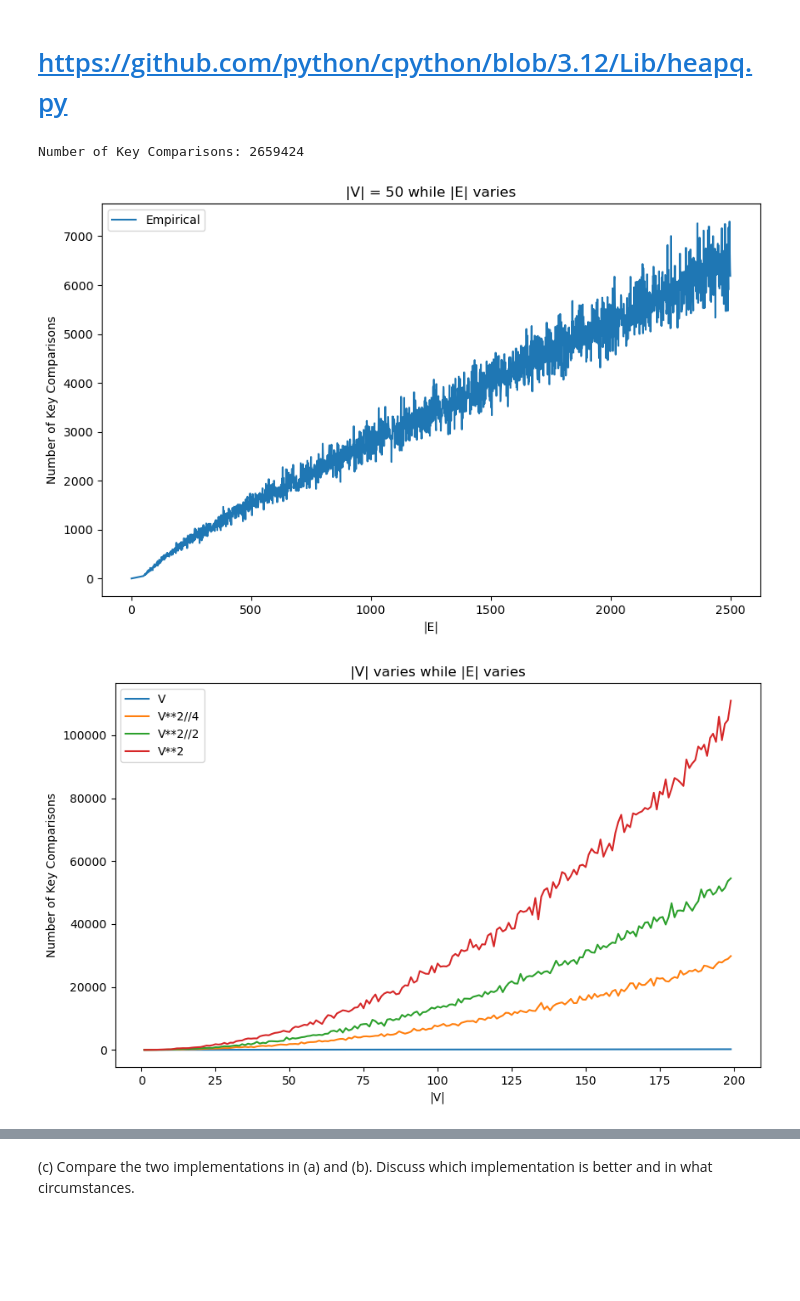
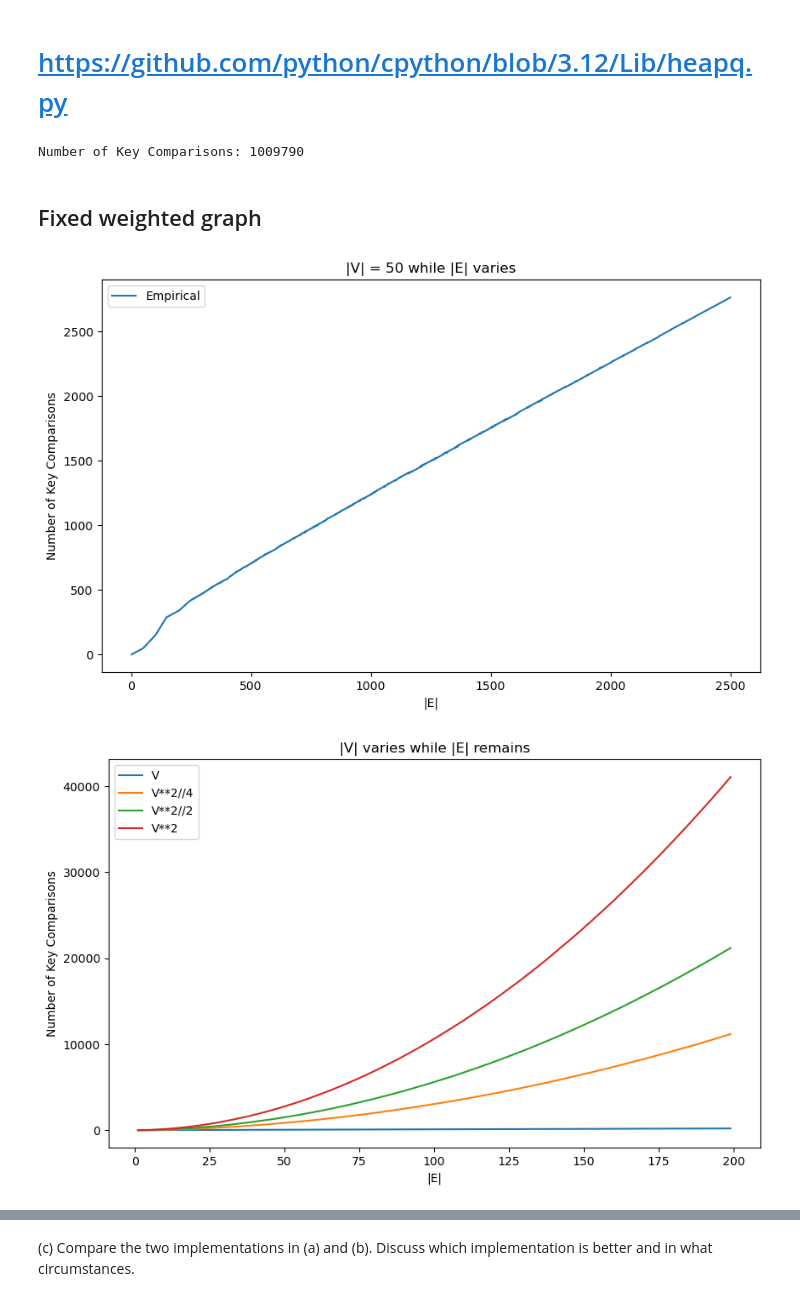
Before and after one commit to TiangSoonYong/SC2001-Team-7, a Jupyter notebook: Example 2/Example 2.ipynb, the cells around one changed output, grey strips where cells are left out. Saved outputs shown, nothing was run; the diff lists cells and outputs as text; code cells hidden in the pictures; blank space fills up the shorter version.

```diff
--- a/Example 2/Example 2.ipynb
+++ b/Example 2/Example 2.ipynb
@@ -15,15 +15,24 @@ def generate_graph(V, E):
     G = nx.empty_graph(V, nx.DiGraph())
     for e in range(1, (E//V)+1):
         for v in range(V):
-            #G.add_weighted_edges_from([(v, (v+e)%(V), e)])
+            G.add_weighted_edges_from([(v, (v+e)%(V), e)])
+    for v in range(0, E%V):
+        G.add_weighted_edges_from([(v, (v+(E//V)+1)%(V), (E//V)+1)])
+    return G
+
+def generate_random_graph(V, E):
+    if E > V*V:
+        print("E > V^2")
+        return nx.Graph()
+    G = nx.empty_graph(V, nx.DiGraph())
+    for e in range(1, (E//V)+1):
+        for v in range(V):
             G.add_weighted_edges_from([(v, (v+e)%(V), random.randint(1,10))])
     for v in range(0, E%V):
-        #G.add_weighted_edges_from([(v, (v+(E//V)+1)%(V), (E//V)+1)])
         G.add_weighted_edges_from([(v, (v+(E//V)+1)%(V), random.randint(1,10))])
     return G
 
 G = generate_graph(1000, 1000*1000)
-
 '''
 plt.figure(figsize=(10,6))
 pos = nx.spring_layout(G, seed=0)
@@ -32,6 +41,7 @@ edge_labels = nx.get_edge_attributes(G, "weight")
 nx.draw_networkx_edge_labels(G, pos, edge_labels)
 plt.show()
 '''
+
 print(nx.adjacency_matrix(G).todense())
 G.number_of_edges()
 # %% [output]
@@ -256,7 +267,9 @@ V, d, pi, KC = dijkstra_list(G, 0)
 print("Number of Key Comparisons:", KC)
 #print_result(V, d, pi, 0)
 # %% [output]
-Number of Key Comparisons: 2659424
+Number of Key Comparisons: 1009790
+# %% [markdown]
+## Fixed weighted graph
 # %%
 V = 50
 EArr = np.arange(1, V**2+1, 1)
@@ -277,33 +290,33 @@ VArr = np.arange(1, 200, 1)
 KCArr = []
 plt.figure(figsize=(10,6))
 for V in VArr:
     V, d, pi, KC = dijkstra_list(generate_graph(V, V), 0)
     KCArr.append(KC)
 plt.plot(VArr, KCArr, label = "V")
 
 KCArr = []
 for V in VArr:
     V, d, pi, KC = dijkstra_list(generate_graph(V, V**2//4), 0)
     KCArr.append(KC)
 plt.plot(VArr, KCArr, label = "V**2//4")
 
 KCArr = []
 for V in VArr:
     V, d, pi, KC = dijkstra_list(generate_graph(V, V**2//2), 0)
     KCArr.append(KC)
 plt.plot(VArr, KCArr, label = "V**2//2")
 
 KCArr = []
 for V in VArr:
     V, d, pi, KC = dijkstra_list(generate_graph(V, V**2), 0)
     KCArr.append(KC)
 plt.plot(VArr, KCArr, label = "V**2")
 
-plt.xlabel("|V|")
+plt.xlabel("|E|")
 plt.ylabel("Number of Key Comparisons")
 plt.title("|V| varies while |E| remains")
 plt.legend()
 plt.show()
 # %% [output]
-[figure, old version]
+[figure, new version]
-[figure, old version]
+[figure, new version]
```
Also changed, not shown: parts of 6 cells of this notebook.
